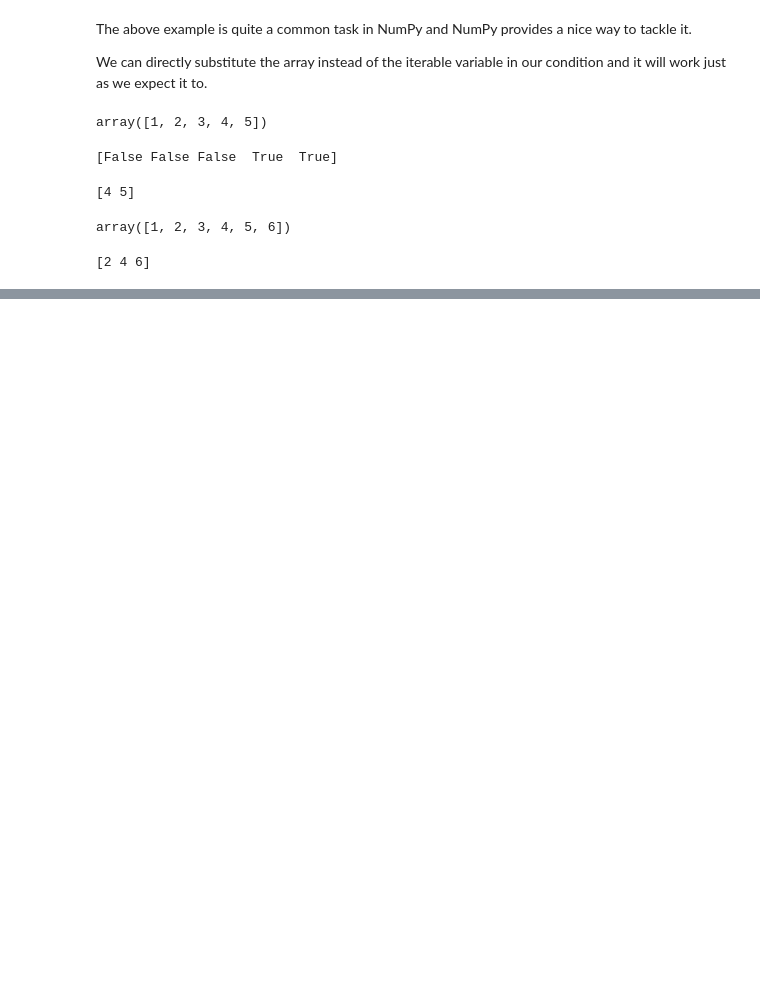
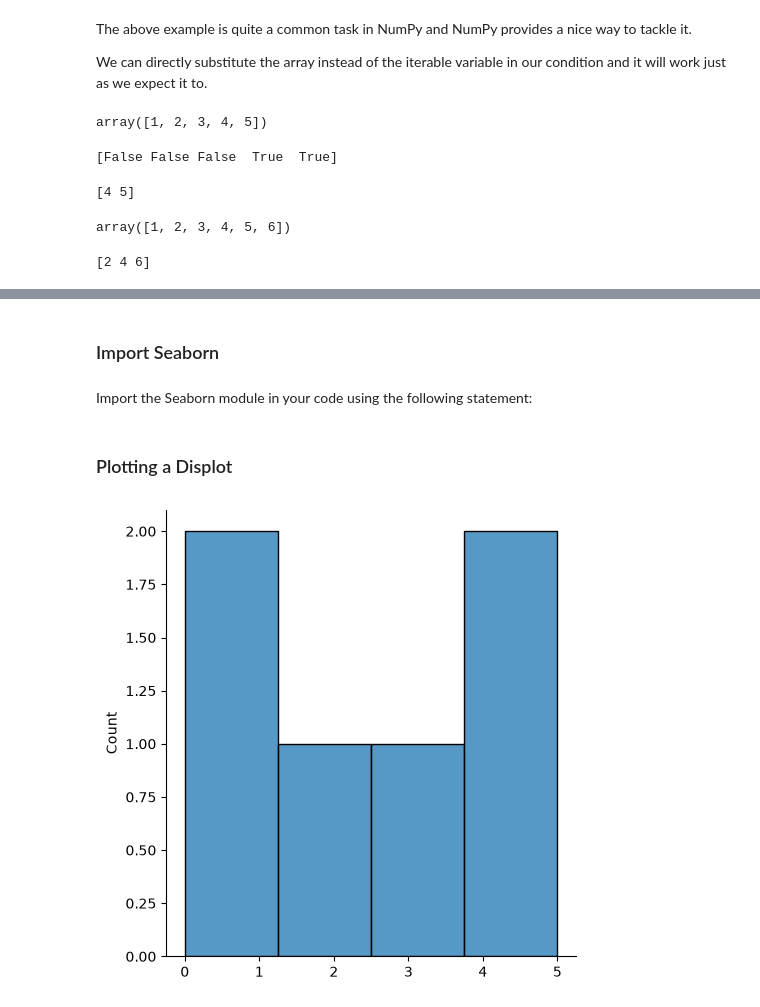
Before and after one commit to gmrr40058/data-science-ml-lab, a Jupyter notebook: My Note and Practice/Python_for_Data_Science/NumPy.ipynb, the cells around one changed output, grey strips where cells are left out. Cells and saved outputs as stored; diff of their text form; code cells hidden in the pictures; blank space fills up the shorter version.

```diff
--- a/My Note and Practice/Python_for_Data_Science/NumPy.ipynb
+++ b/My Note and Practice/Python_for_Data_Science/NumPy.ipynb
@@ -1546,0 +1873,4 @@ print(filter_array3)
+# %% [markdown]
+### Import Seaborn
+# %% [markdown]
+Import the Seaborn module in your code using the following statement:
@@ -1546,0 +1879,7 @@ print(filter_array3)
+# %% [markdown]
+### Plotting a Displot
+# %%
+sns.displot([0, 1, 2, 3, 4, 5])
+plt.show()
+# %% [output]
+[figure, added]
```
Also changed, not shown: parts of 79 cells of this notebook.
